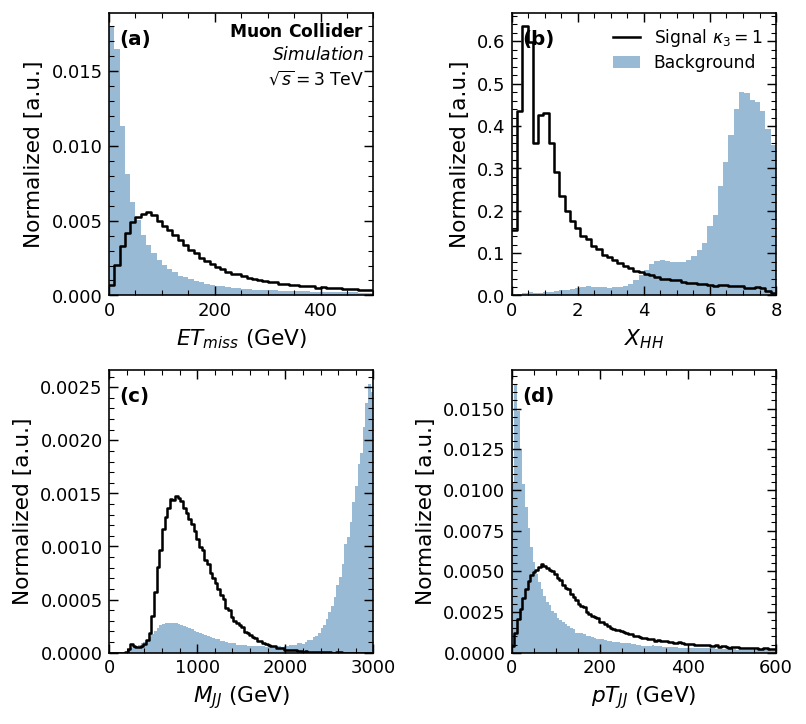
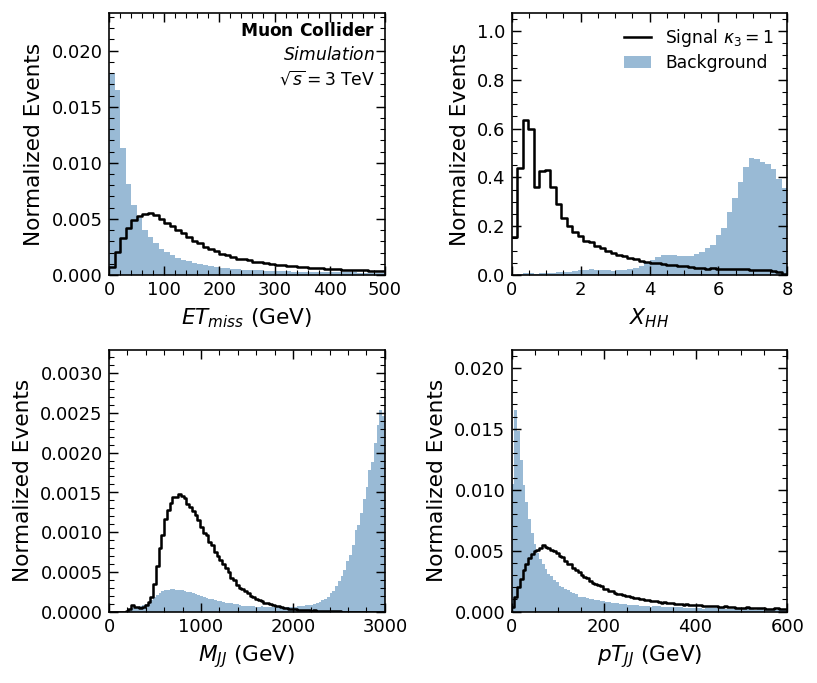
The change to this notebook cell's code, shown as a diff; its figure went from the first image to the second:
--- before
+++ after
@@ -11,8 +11,8 @@
 # ==========================================
 PANELS = [
-    ('(a)', r"$ET_{miss} ~\rm{(GeV)}$", missET, (0,500), 50),
-    ('(b)', r"$X_{HH}$", X_HH, (0,8), 50),
-    ('(c)', r"$M_{JJ}~\rm{(GeV)}$", M_JJ, (0,3000), 100),
-    ('(d)', r"$pT_{JJ}~\rm{(GeV)}$", pT_JJ, (0,600), 100),
+    (r"$ET_{miss} ~\rm{(GeV)}$", missET, (0,500), 50),
+    (r"$X_{HH}$", X_HH, (0,8), 50),
+    (r"$M_{JJ}~\rm{(GeV)}$", M_JJ, (0,3000), 100),
+    (r"$pT_{JJ}~\rm{(GeV)}$", pT_JJ, (0,600), 100),
 ]
 
@@ -20,7 +20,7 @@
 # 3. 建立畫布與迴圈繪圖
 # ==========================================
-fig, axes = plt.subplots(2, 2, figsize=(ps.FULL, ps.FULL*0.9))
+fig, axes = plt.subplots(2, 2, figsize=(ps.FULL, ps.FULL*0.85))
 
-for (lbl, xlbl, current_feature, (lo, hi), nb), ax in zip(PANELS, axes.flat):
+for (xlbl, current_feature, (lo, hi), nb), ax in zip(PANELS, axes.flat):
     
     # -- A. 處理資料與權重 (Weight) --
@@ -57,11 +57,8 @@
     # -- D. 設定座標軸與標籤 --
     ax.set_xlabel(xlbl)
-    ax.set_ylabel('Normalized [a.u.]')
+    ax.set_ylabel('Normalized Events')
     ax.set_xlim(lo, hi)
-    ax.set_ylim(bottom=0)
-
-    # Panel label, bold, top-left inside the axes
-    ax.text(0.04, 0.94, lbl, transform=ax.transAxes,
-            ha='left', va='top', fontsize=11, fontweight='bold')
+    top = max(h_bg.max(initial=0.0), h_sig.max(initial=0.0))
+    ax.set_ylim(0, top * 1.30)
 
 # ==========================================
@@ -69,9 +66,14 @@
 # ==========================================
 # HEP tag + legend in panel (a) / panel (b)
-hep_tag(axes[0, 0], [r'$\sqrt{s} = 3$ TeV'], loc='upper right', simulation=True)
+axes[0, 1].set_ylim(0, axes[0, 1].get_ylim()[1] * 1.30)   # legend headroom
+ps.hep_tag(axes[0, 0], [r'$\sqrt{s} = 3$ TeV'], loc='upper right', simulation=True)
 axes[0, 1].legend(loc='upper right')
 
 fig.tight_layout()
 
+OUTPDF = "/data/mucollider/two_boosted/generated_fig/fig_boosted_kin.pdf"
+fig.savefig(OUTPDF, bbox_inches='tight')
+print(f'saved {OUTPDF}')
+
 # 在 Notebook 裡直接顯示 (取代原本的 savefig)
 plt.show()

Commit: replot the figures to match the format